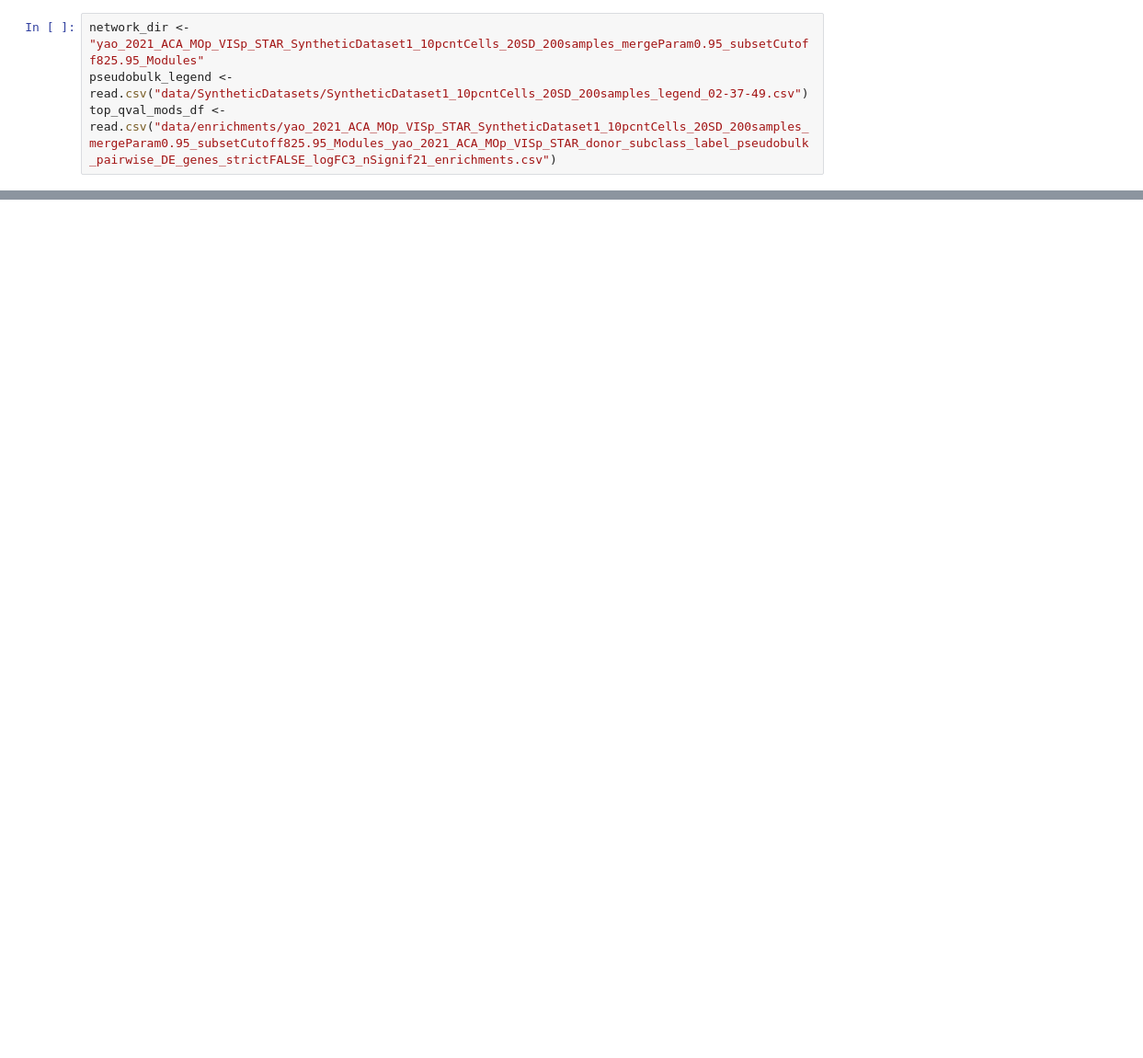
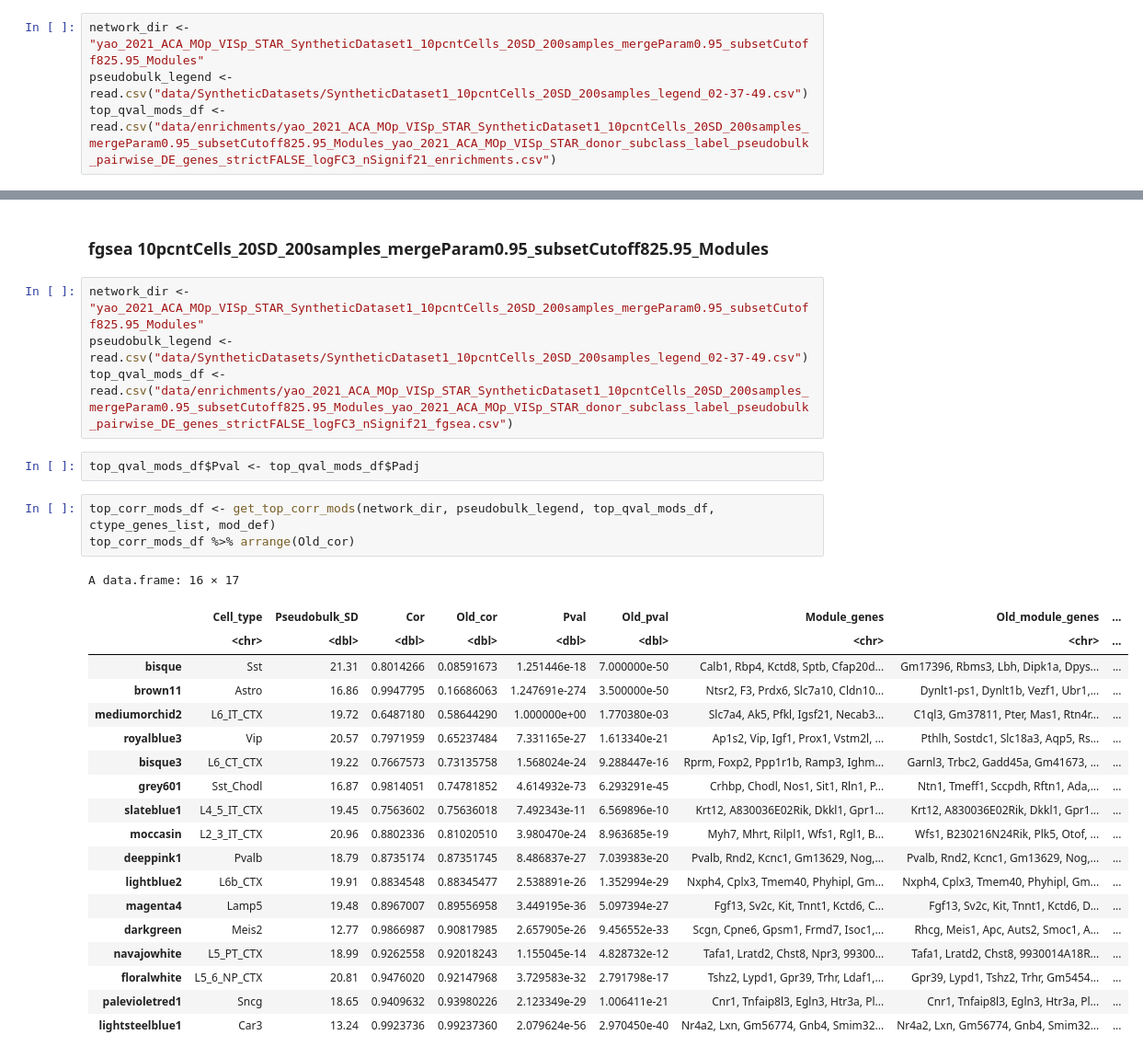
Before and after one commit to reliscu/pseudobulk_splicing_yao_2021_ACA_MOp_VISp, a Jupyter notebook: 08_plot_abundance_vs_eigengenes.ipynb, the cells around one changed output, grey strips where cells are left out. Shown at 92% size. Cells and saved outputs as stored; diff of their text form; blank space fills up the shorter version.

```diff
--- a/08_plot_abundance_vs_eigengenes.ipynb
+++ b/08_plot_abundance_vs_eigengenes.ipynb
@@ -167,0 +135,31 @@ plot_ctype_abundance_vs_top_qval_ME(pseudobulk_legend, top_qval_mods_df)
+# %% [markdown]
+### fgsea 10pcntCells_20SD_200samples_mergeParam0.95_subsetCutoff825.95_Modules
+# %%
+network_dir <- "yao_2021_ACA_MOp_VISp_STAR_SyntheticDataset1_10pcntCells_20SD_200samples_mergeParam0.95_subsetCutoff825.95_Modules"
+pseudobulk_legend <- read.csv("data/SyntheticDatasets/SyntheticDataset1_10pcntCells_20SD_200samples_legend_02-37-49.csv")
+top_qval_mods_df <- read.csv("data/enrichments/yao_2021_ACA_MOp_VISp_STAR_SyntheticDataset1_10pcntCells_20SD_200samples_mergeParam0.95_subsetCutoff825.95_Modules_yao_2021_ACA_MOp_VISp_STAR_donor_subclass_label_pseudobulk_pairwise_DE_genes_strictFALSE_logFC3_nSignif21_fgsea.csv")
+# %%
+top_qval_mods_df$Pval <- top_qval_mods_df$Padj
+# %%
+top_corr_mods_df <- get_top_corr_mods(network_dir, pseudobulk_legend, top_qval_mods_df, ctype_genes_list, mod_def)
+top_corr_mods_df %>% arrange(Old_cor)
+# %% [output]
+A data.frame: 16 × 17
+|  | Cell_type | Pseudobulk_SD | Cor | Old_cor | Pval | Old_pval | Module_genes | Old_module_genes | ... |
+|  | <chr> | <dbl> | <dbl> | <dbl> | <dbl> | <dbl> | <chr> | <chr> | ... |
+| bisque | Sst | 21.31 | 0.8014266 | 0.08591673 | 1.251446e-18 | 7.000000e-50 | Calb1, Rbp4, Kctd8, Sptb, Cfap20d... | Gm17396, Rbms3, Lbh, Dipk1a, Dpys... | ... |
+| brown11 | Astro | 16.86 | 0.9947795 | 0.16686063 | 1.247691e-274 | 3.500000e-50 | Ntsr2, F3, Prdx6, Slc7a10, Cldn10... | Dynlt1-ps1, Dynlt1b, Vezf1, Ubr1,... | ... |
+| mediumorchid2 | L6_IT_CTX | 19.72 | 0.6487180 | 0.58644290 | 1.000000e+00 | 1.770380e-03 | Slc7a4, Ak5, Pfkl, Igsf21, Necab3... | C1ql3, Gm37811, Pter, Mas1, Rtn4r... | ... |
+| royalblue3 | Vip | 20.57 | 0.7971959 | 0.65237484 | 7.331165e-27 | 1.613340e-21 | Ap1s2, Vip, Igf1, Prox1, Vstm2l, ... | Pthlh, Sostdc1, Slc18a3, Aqp5, Rs... | ... |
+| bisque3 | L6_CT_CTX | 19.22 | 0.7667573 | 0.73135758 | 1.568024e-24 | 9.288447e-16 | Rprm, Foxp2, Ppp1r1b, Ramp3, Ighm... | Garnl3, Trbc2, Gadd45a, Gm41673, ... | ... |
+| grey601 | Sst_Chodl | 16.87 | 0.9814051 | 0.74781852 | 4.614932e-73 | 6.293291e-45 | Crhbp, Chodl, Nos1, Sit1, Rln1, P... | Ntn1, Tmeff1, Sccpdh, Rftn1, Ada,... | ... |
+| slateblue1 | L4_5_IT_CTX | 19.45 | 0.7563602 | 0.75636018 | 7.492343e-11 | 6.569896e-10 | Krt12, A830036E02Rik, Dkkl1, Gpr1... | Krt12, A830036E02Rik, Dkkl1, Gpr1... | ... |
+| moccasin | L2_3_IT_CTX | 20.96 | 0.8802336 | 0.81020510 | 3.980470e-24 | 8.963685e-19 | Myh7, Mhrt, Rilpl1, Wfs1, Rgl1, B... | Wfs1, B230216N24Rik, Plk5, Otof, ... | ... |
+| deeppink1 | Pvalb | 18.79 | 0.8735174 | 0.87351745 | 8.486837e-27 | 7.039383e-20 | Pvalb, Rnd2, Kcnc1, Gm13629, Nog,... | Pvalb, Rnd2, Kcnc1, Gm13629, Nog,... | ... |
+| lightblue2 | L6b_CTX | 19.91 | 0.8834548 | 0.88345477 | 2.538891e-26 | 1.352994e-29 | Nxph4, Cplx3, Tmem40, Phyhipl, Gm... | Nxph4, Cplx3, Tmem40, Phyhipl, Gm... | ... |
+| magenta4 | Lamp5 | 19.48 | 0.8967007 | 0.89556958 | 3.449195e-36 | 5.097394e-27 | Fgf13, Sv2c, Kit, Tnnt1, Kctd6, C... | Fgf13, Sv2c, Kit, Tnnt1, Kctd6, D... | ... |
+| darkgreen | Meis2 | 12.77 | 0.9866987 | 0.90817985 | 2.657905e-26 | 9.456552e-33 | Scgn, Cpne6, Gpsm1, Frmd7, Isoc1,... | Rhcg, Meis1, Apc, Auts2, Smoc1, A... | ... |
+| navajowhite | L5_PT_CTX | 18.99 | 0.9262558 | 0.92018243 | 1.155045e-14 | 4.828732e-12 | Tafa1, Lratd2, Chst8, Npr3, 99300... | Tafa1, Lratd2, Chst8, 9930014A18R... | ... |
+| floralwhite | L5_6_NP_CTX | 20.81 | 0.9476020 | 0.92147968 | 3.729583e-32 | 2.791798e-17 | Tshz2, Lypd1, Gpr39, Trhr, Ldaf1,... | Gpr39, Lypd1, Tshz2, Trhr, Gm5454... | ... |
+| palevioletred1 | Sncg | 18.65 | 0.9409632 | 0.93980226 | 2.123349e-29 | 1.006411e-21 | Cnr1, Tnfaip8l3, Egln3, Htr3a, Pl... | Cnr1, Tnfaip8l3, Egln3, Htr3a, Pl... | ... |
+| lightsteelblue1 | Car3 | 13.24 | 0.9923736 | 0.99237360 | 2.079624e-56 | 2.970450e-40 | Nr4a2, Lxn, Gm56774, Gnb4, Smim32... | Nr4a2, Lxn, Gm56774, Gnb4, Smim32... | ... |
```
Also changed, not shown: parts of 7 cells of this notebook, 6 other files.
